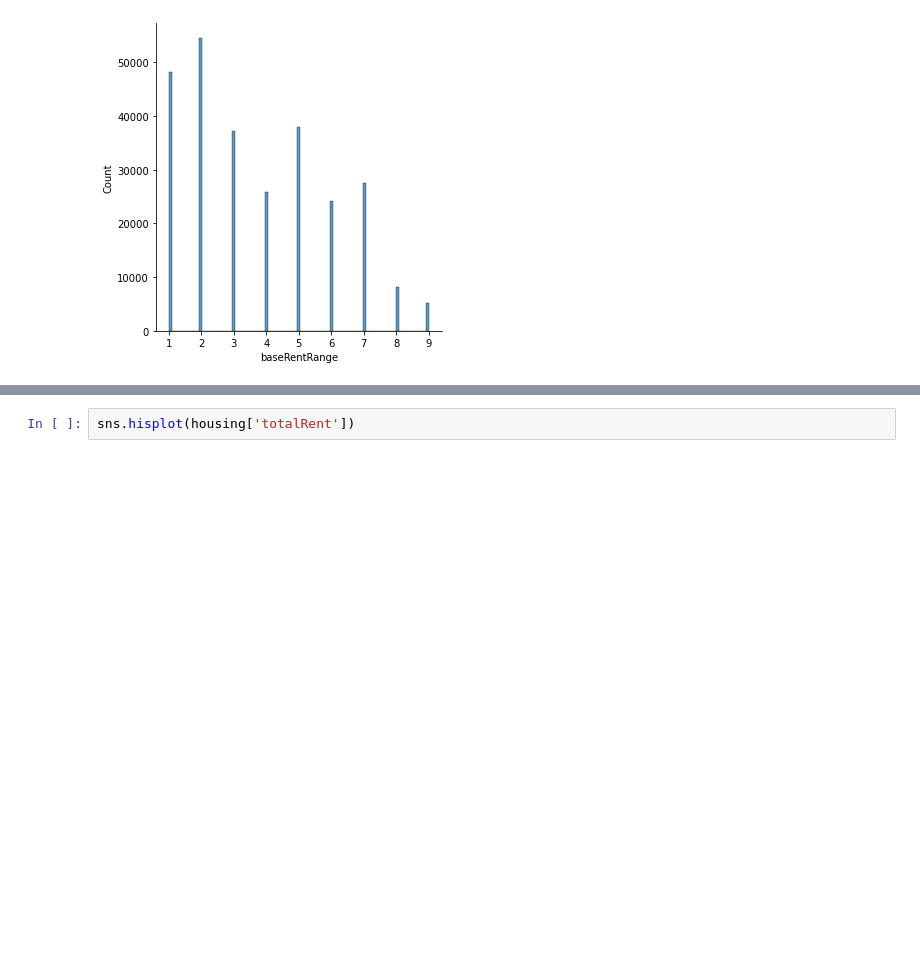
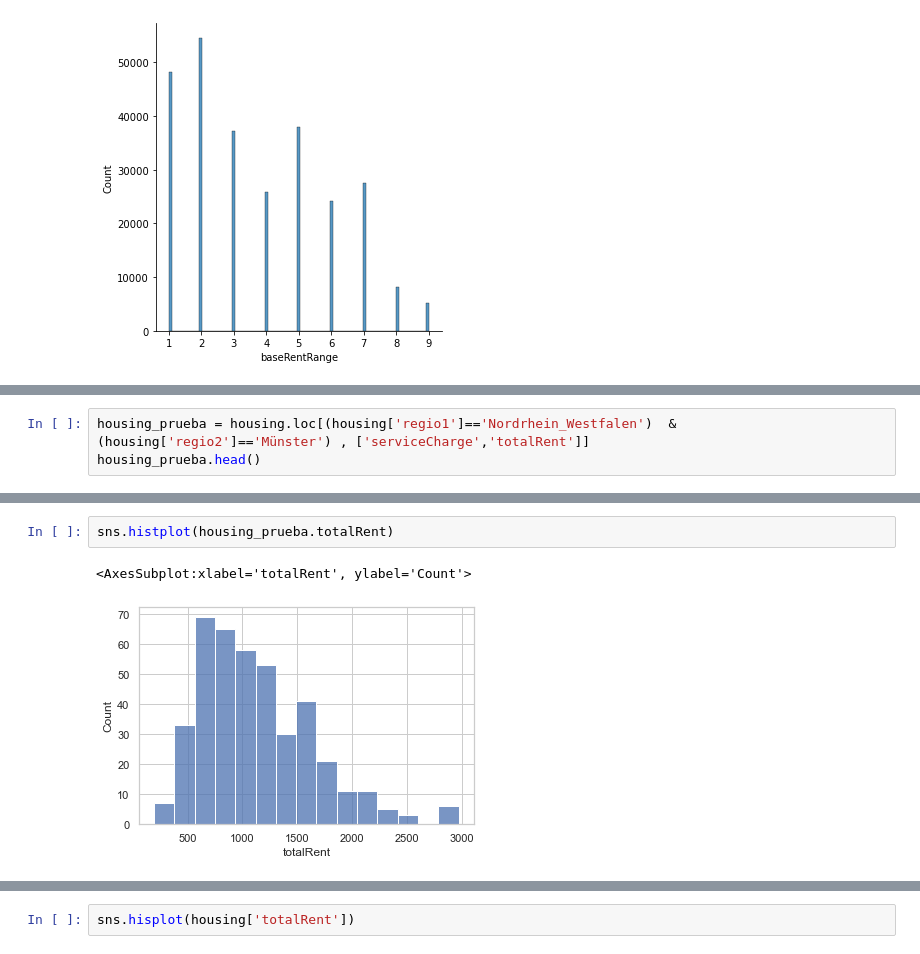
Before and after one commit to eriglesias/housing_prices_DEU, a Jupyter notebook: housing_analysis_de.ipynb, the cells around one changed output, grey strips where cells are left out. Cells and saved outputs as stored; diff of their text form; blank space fills up the shorter version.

```diff
--- a/housing_analysis_de.ipynb
+++ b/housing_analysis_de.ipynb
@@ -570,0 +581,3 @@ sns.displot(housing.baseRentRange)
+# %%
+housing_prueba = housing.loc[(housing['regio1']=='Nordrhein_Westfalen')  & (housing['regio2']=='Münster') , ['serviceCharge','totalRent']]
+housing_prueba.head()
@@ -570,0 +591,5 @@ sns.displot(housing.baseRentRange)
+# %%
+sns.histplot(housing_prueba.totalRent)
+# %% [output]
+<AxesSubplot:xlabel='totalRent', ylabel='Count'>
+[figure, added]
```
Also changed, not shown: parts of 12 cells of this notebook.
